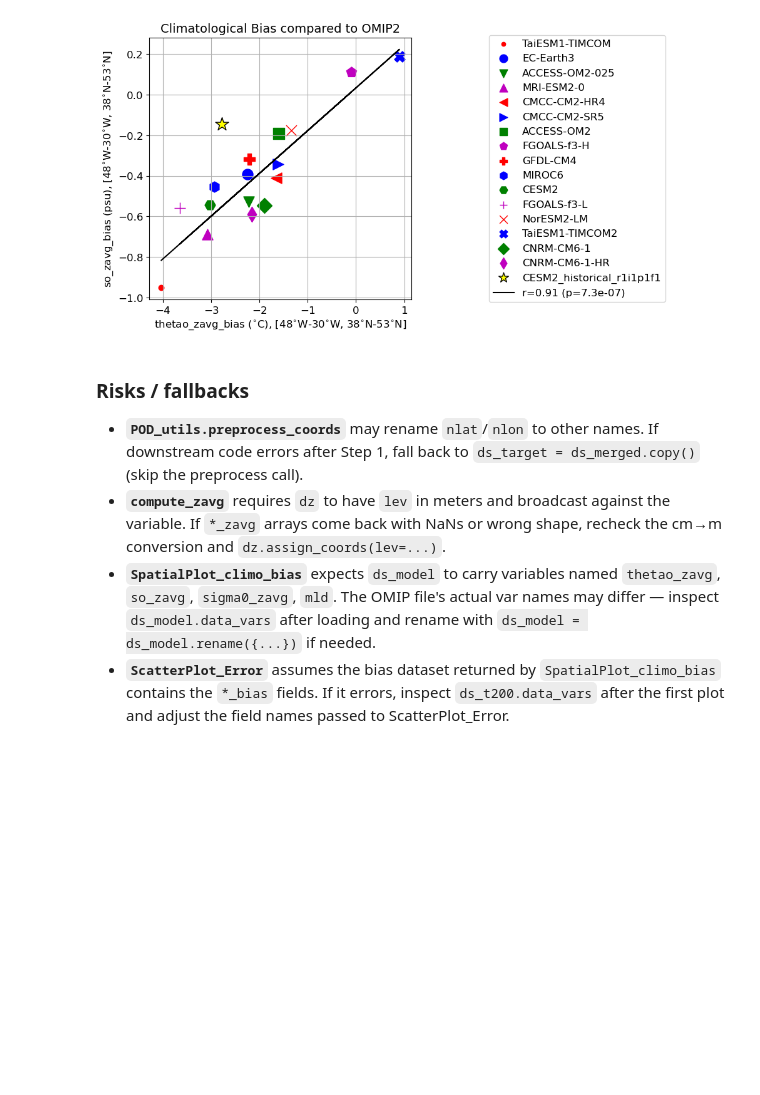
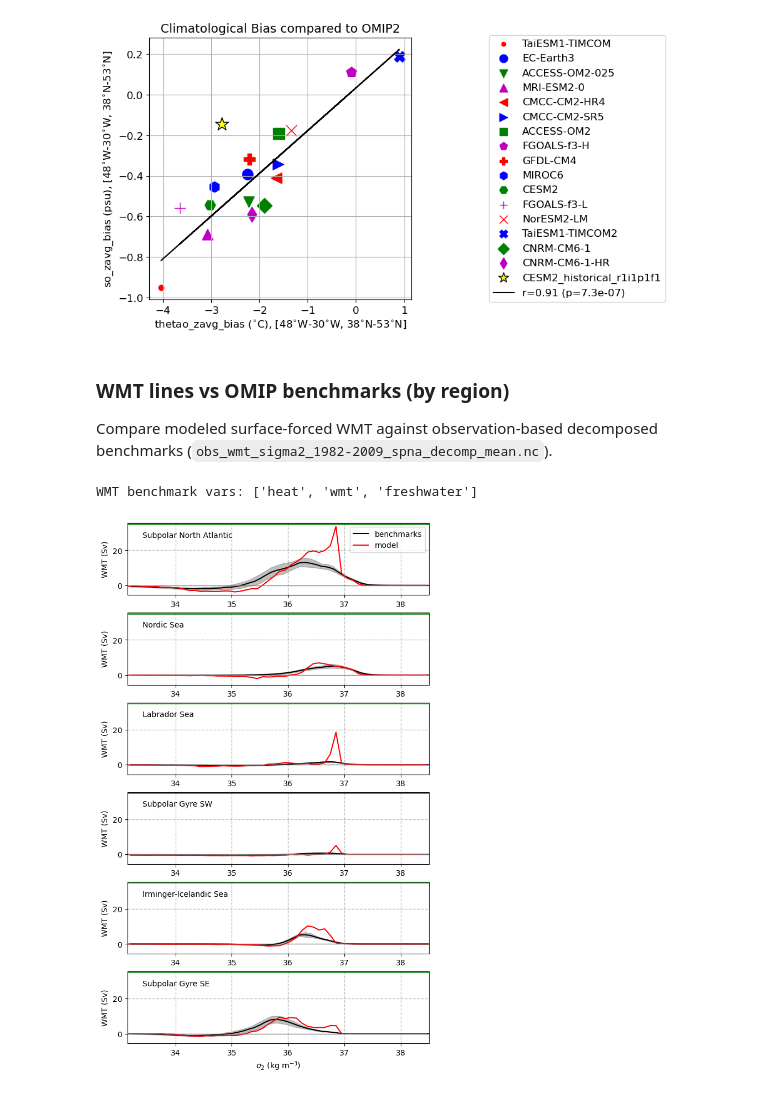
Before and after one commit to Taydra-Low/MDTF-diagnostics, a Jupyter notebook: example_notebooks/mdtf.natl_ocean_TL.ipynb, the cells around one changed output. Cells and saved outputs as stored; diff of their text form; code cells hidden in the pictures; blank space fills up the shorter version.

```diff
--- a/example_notebooks/mdtf.natl_ocean_TL.ipynb
+++ b/example_notebooks/mdtf.natl_ocean_TL.ipynb
@@ -119,6 +120,10 @@ if mode == "interactive":
                 "focus_region":  [312, 330, 38, 53],
                 "plot_month":    13,   # 13 = annual mean
                 "num_workers":   8,
+                # WMT (Section 3 Step 6+ / Section 4)
+                "wmt_sigma_classes": [35.0, 36.0, 36.5],  # sigma2 levels for compute_wmt MAPS
+                "wmt_dsigma":         0.1,                # sigma2 bin width
+                "wmt_lat_max":        44,                 # cut to <=lat_max for SPNA WMT
             },
             "runtime_requirements": {"python3": ["matplotlib", "xarray", "xesmf"]},
             "driver":      "natl_driver.py",
@@ -407,0 +417,16 @@ model_name: CESM2_historical_r1i1p1f1
+# %%
+import numpy as np
+
+ds_target_wmt = ds_merged[['tos', 'hfds', 'vsf', 'areacello']].copy()
+ds_target_wmt['sos'] = ds_merged['so'].isel(lev=0).drop_vars('lev')
+ds_target_wmt = ds_target_wmt.rename({'nlat': 'y', 'nlon': 'x'})
+
+# Restrict to subpolar latitudes — replicate driver's y-slice trick
+miny = ds_target_wmt['y'].where(ds_target_wmt['lat'] < opts['wmt_lat_max']).max('y').min('x')
+maxy = ds_target_wmt['y'].max('y')
+ds_target_wmt = ds_target_wmt.sel(y=slice(miny, maxy))
+
+# Rechunk: x/y as single chunks, time as chunked (xwmt.swmt requirement)
+ds_target_wmt = ds_target_wmt.unify_chunks().chunk({'y': -1, 'x': -1, 'time': 1})
+print('ds_target_wmt vars:', list(ds_target_wmt.data_vars))
+print('ds_target_wmt dims:', dict(ds_target_wmt.sizes))
@@ -407,0 +440,15 @@ model_name: CESM2_historical_r1i1p1f1
+# %%
+sigma_classes = np.array(opts['wmt_sigma_classes'])
+dsigma = opts['wmt_dsigma']
+
+# Lines: WMT vs sigma2, summed over each SPNA region, time-averaged
+ds_wmt_lines = POD_utils.compute_wmt(ds_target_wmt, 'WMT', 'sigma2', dsigma, regrid=False)
+ds_wmt_lines = ds_wmt_lines.mean('time')
+print('ds_wmt_lines dims:', dict(ds_wmt_lines.sizes))
+
+# Maps: surface density flux at each sigma class
+ds_wmt_maps = POD_utils.compute_wmt(
+    ds_target_wmt, 'MAPS', 'sigma2', dsigma,
+    dclasses=sigma_classes, regrid=False,
+)
+print('ds_wmt_maps dims:', dict(ds_wmt_maps.sizes))
@@ -475,10 +538,20 @@ POD_utils.ScatterPlot_Error(
 )
 # %% [output]
 [figure]
-# %% [markdown]
-### Risks / fallbacks
-
-- **`POD_utils.preprocess_coords`** may rename `nlat`/`nlon` to other names. If downstream   code errors after Step 1, fall back to `ds_target = ds_merged.copy()` (skip the preprocess call).
-- **`compute_zavg`** requires `dz` to have `lev` in meters and broadcast against the variable.   If `*_zavg` arrays come back with NaNs or wrong shape, recheck the cm→m conversion and   `dz.assign_coords(lev=...)`.
-- **`SpatialPlot_climo_bias`** expects `ds_model` to carry variables named `thetao_zavg`,   `so_zavg`, `sigma0_zavg`, `mld`. The OMIP file's actual var names may differ — inspect   `ds_model.data_vars` after loading and rename with `ds_model = ds_model.rename({...})` if needed.
-- **`ScatterPlot_Error`** assumes the bias dataset returned by `SpatialPlot_climo_bias` contains   the `*_bias` fields. If it errors, inspect `ds_t200.data_vars` after the first plot and adjust   the field names passed to ScatterPlot_Error.
+# %% [markdown]
+### WMT lines vs OMIP benchmarks (by region)
+
+Compare modeled surface-forced WMT against observation-based decomposed benchmarks (`obs_wmt_sigma2_1982-2009_spna_decomp_mean.nc`).
+# %%
+ds_wmt_benchmarks = xr.open_dataset(
+    os.path.join(os.environ['OBS_DATA'], 'obs_wmt_sigma2_1982-2009_spna_decomp_mean.nc')
+)
+print('WMT benchmark vars:', list(ds_wmt_benchmarks.data_vars))
+
+POD_utils.wmt_plot_byregion(
+    ds_wmt_benchmarks, ds_wmt_lines, sigma_classes,
+    save=False, savedir=outmod_dir,
+)
+# %% [output]
+WMT benchmark vars: ['heat', 'wmt', 'freshwater']
+[figure, added]
```
Also changed, not shown: parts of 10 cells of this notebook.
